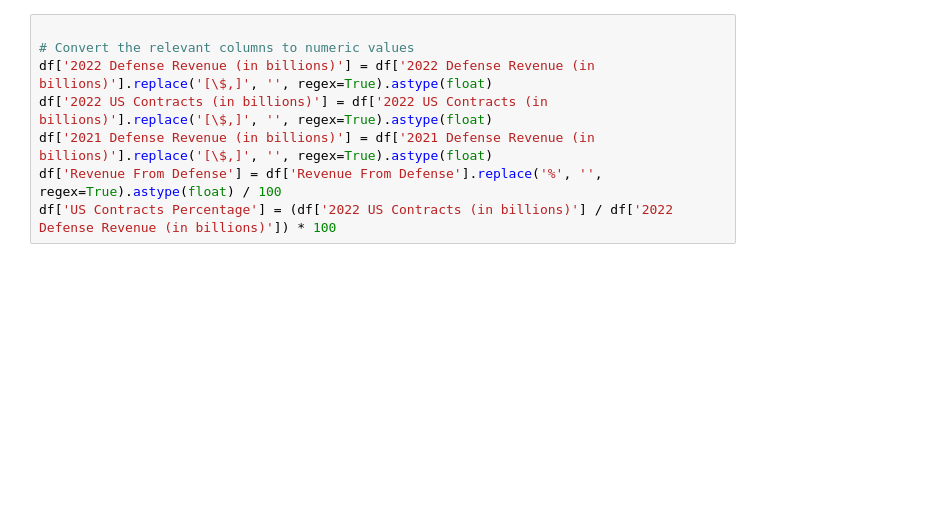
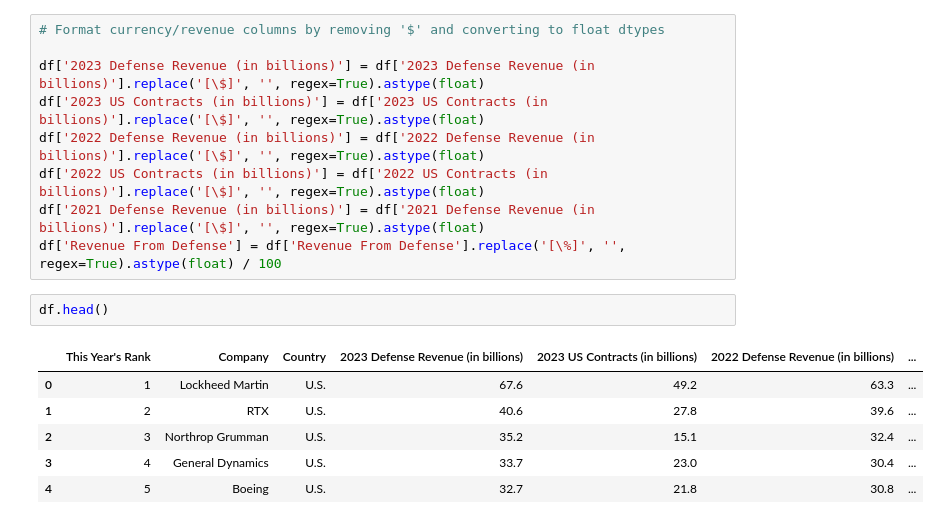
Before and after one commit to robertholzmann/Blogpost, a Jupyter notebook: Real Deal/US_contracts.ipynb, the cells around one changed output. Cells and saved outputs as stored; diff of their text form; blank space fills up the shorter version.

```diff
--- a/Real Deal/US_contracts.ipynb
+++ b/Real Deal/US_contracts.ipynb
@@ -30,8 +59,18 @@ memory usage: 320.0+ bytes
 # %%
+# Format currency/revenue columns by removing '$' and converting to float dtypes
 
-# Convert the relevant columns to numeric values
-df['2022 Defense Revenue (in billions)'] = df['2022 Defense Revenue (in billions)'].replace('[\$,]', '', regex=True).astype(float)
-df['2022 US Contracts (in billions)'] = df['2022 US Contracts (in billions)'].replace('[\$,]', '', regex=True).astype(float)
-df['2021 Defense Revenue (in billions)'] = df['2021 Defense Revenue (in billions)'].replace('[\$,]', '', regex=True).astype(float)
-df['Revenue From Defense'] = df['Revenue From Defense'].replace('%', '', regex=True).astype(float) / 100
-df['US Contracts Percentage'] = (df['2022 US Contracts (in billions)'] / df['2022 Defense Revenue (in billions)']) * 100
+df['2023 Defense Revenue (in billions)'] = df['2023 Defense Revenue (in billions)'].replace('[\$]', '', regex=True).astype(float)
+df['2023 US Contracts (in billions)'] = df['2023 US Contracts (in billions)'].replace('[\$]', '', regex=True).astype(float)
+df['2022 Defense Revenue (in billions)'] = df['2022 Defense Revenue (in billions)'].replace('[\$]', '', regex=True).astype(float)
+df['2022 US Contracts (in billions)'] = df['2022 US Contracts (in billions)'].replace('[\$]', '', regex=True).astype(float)
+df['2021 Defense Revenue (in billions)'] = df['2021 Defense Revenue (in billions)'].replace('[\$]', '', regex=True).astype(float)
+df['Revenue From Defense'] = df['Revenue From Defense'].replace('[\%]', '', regex=True).astype(float) / 100
+# %%
+df.head()
+# %% [output]
+|  | This Year's Rank | Company | Country | 2023 Defense Revenue (in billions) | 2023 US Contracts (in billions) | 2022 Defense Revenue (in billions) | ... |
+| 0 | 1 | Lockheed Martin | U.S. | 67.6 | 49.2 | 63.3 | ... |
+| 1 | 2 | RTX | U.S. | 40.6 | 27.8 | 39.6 | ... |
+| 2 | 3 | Northrop Grumman | U.S. | 35.2 | 15.1 | 32.4 | ... |
+| 3 | 4 | General Dynamics | U.S. | 33.7 | 23.0 | 30.4 | ... |
+| 4 | 5 | Boeing | U.S. | 32.7 | 21.8 | 30.8 | ... |
```
Also changed, not shown: parts of 7 cells of this notebook, 19 other files.
